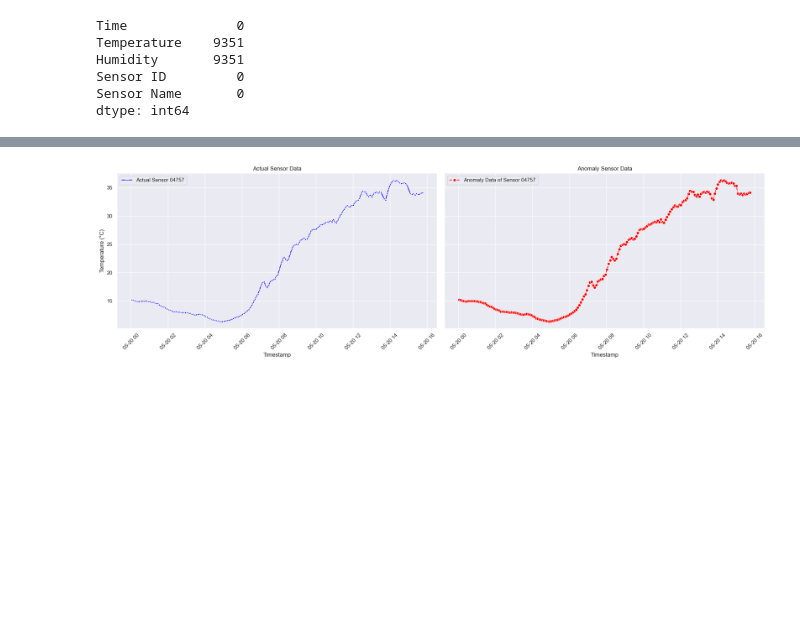
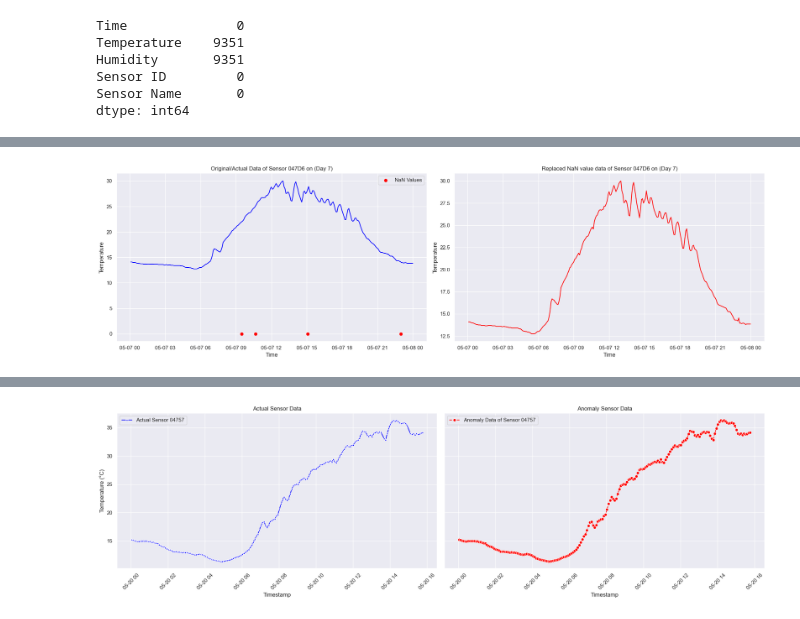
Before and after one commit to surya-9556/Optimizing-Sensor-Placement, a Jupyter notebook: final_project.ipynb, the cells around one changed output, grey strips where cells are left out. Drawn from its saved outputs; the diff is of its cells as text; code cells hidden in the pictures; blank space fills up the shorter version.

```diff
--- a/final_project.ipynb
+++ b/final_project.ipynb
@@ -79,3 +125,40 @@ final_dataset.to_csv('Combined_Data.csv', index=False)
+# %%
+sample_data = combined_data[combined_data['Sensor ID'] == '047D6']
+sample_final_data = final_dataset[final_dataset['Sensor ID'] == '047D6']
+
+Non_Empty_data = sample_data[sample_data['Day'] == 7]
+final_days = sample_final_data[sample_final_data['Day'] == 7]
+
+Non_Empty_data = Non_Empty_data.sort_values(by='Time')
+final_days = final_days.sort_values(by='Time')
+
+# Identify NaN values
+nan_indices = Non_Empty_data[Non_Empty_data['Temperature'].isna()].index
+
+# Set up the figure and axes
+fig, axes = plt.subplots(1, 2, figsize=(20, 6))
+
+# Plot the first DataFrame
+sns.lineplot(ax=axes[0], x='Time', y='Temperature', data=Non_Empty_data, color='blue')
+axes[0].set_title('Original/Actual Data of Sensor 047D6 on (Day 7)')
+axes[0].set_xlabel('Time')
+axes[0].set_ylabel('Temperature')
+
+# Highlight NaN values
+axes[0].scatter(Non_Empty_data.loc[nan_indices, 'Time'], [0]*len(nan_indices), color='red', marker='o', label='NaN Values')
+axes[0].legend()
+
+# Plot the second DataFrame
+sns.lineplot(ax=axes[1], x='Time', y='Temperature', data=final_days, color='red')
+axes[1].set_title('Replaced NaN value data of Sensor 047D6 on (Day 7)')
+axes[1].set_xlabel('Time')
+axes[1].set_ylabel('Temperature')
+
+# Display the plots
+plt.tight_layout()
+plt.show()
+# %% [output]
+[figure, added]
 # %%
 final_dataset[final_dataset['flag'] == 1].head()
 # %% [output]
```
Also changed, not shown: parts of 9 cells of this notebook, 1 other file.
